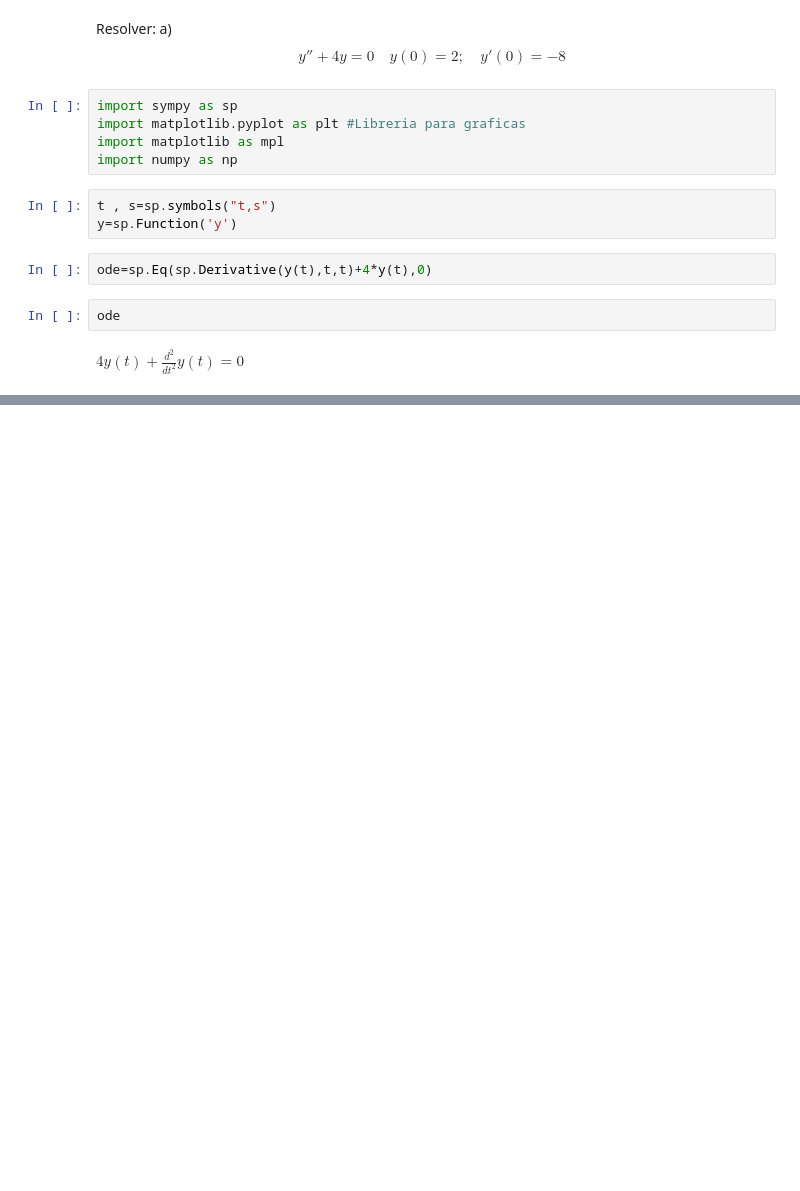
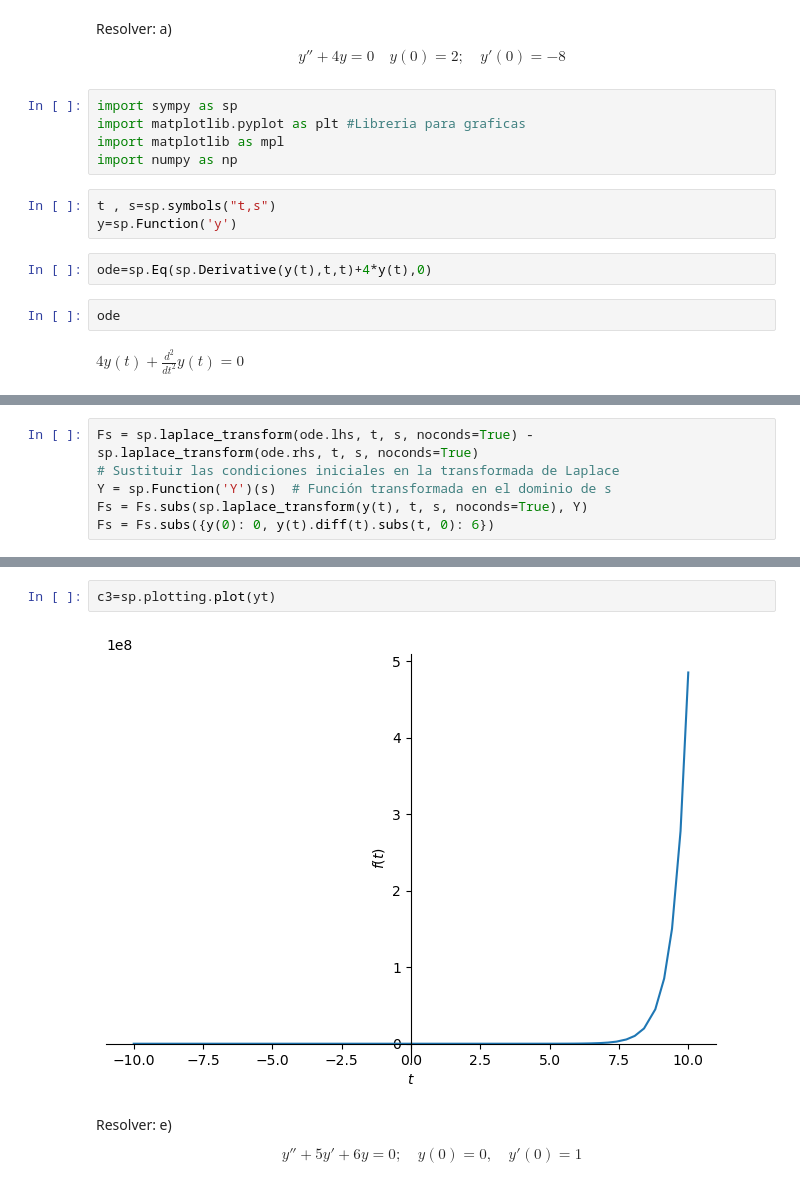
Before and after one commit to JaviMH24/Topicos-de-Ecuaciones-Diferenciales, a Jupyter notebook: Actividad_4.ipynb, the cells around one changed output, grey strips where cells are left out. Cells and saved outputs as stored; diff of their text form; blank space fills up the shorter version.

```diff
--- a/Actividad_4.ipynb
+++ b/Actividad_4.ipynb
@@ -25,0 +119,6 @@ AttributeError: 'Equality' object has no attribute 'as_independent'
+# %%
+Fs = sp.laplace_transform(ode.lhs, t, s, noconds=True) - sp.laplace_transform(ode.rhs, t, s, noconds=True)
+# Sustituir las condiciones iniciales en la transformada de Laplace
+Y = sp.Function('Y')(s)  # Función transformada en el dominio de s
+Fs = Fs.subs(sp.laplace_transform(y(t), t, s, noconds=True), Y)
+Fs = Fs.subs({y(0): 0, y(t).diff(t).subs(t, 0): 6})
@@ -25,0 +135,8 @@ AttributeError: 'Equality' object has no attribute 'as_independent'
+# %%
+c3=sp.plotting.plot(yt)
+# %% [output]
+[figure, added]
+# %% [markdown]
+Resolver: e)
+
+$$ y''+5y' +6y=0; \quad y(0)=0, \quad y'(0)=1$$
```
Also changed, not shown: parts of 48 cells of this notebook.
